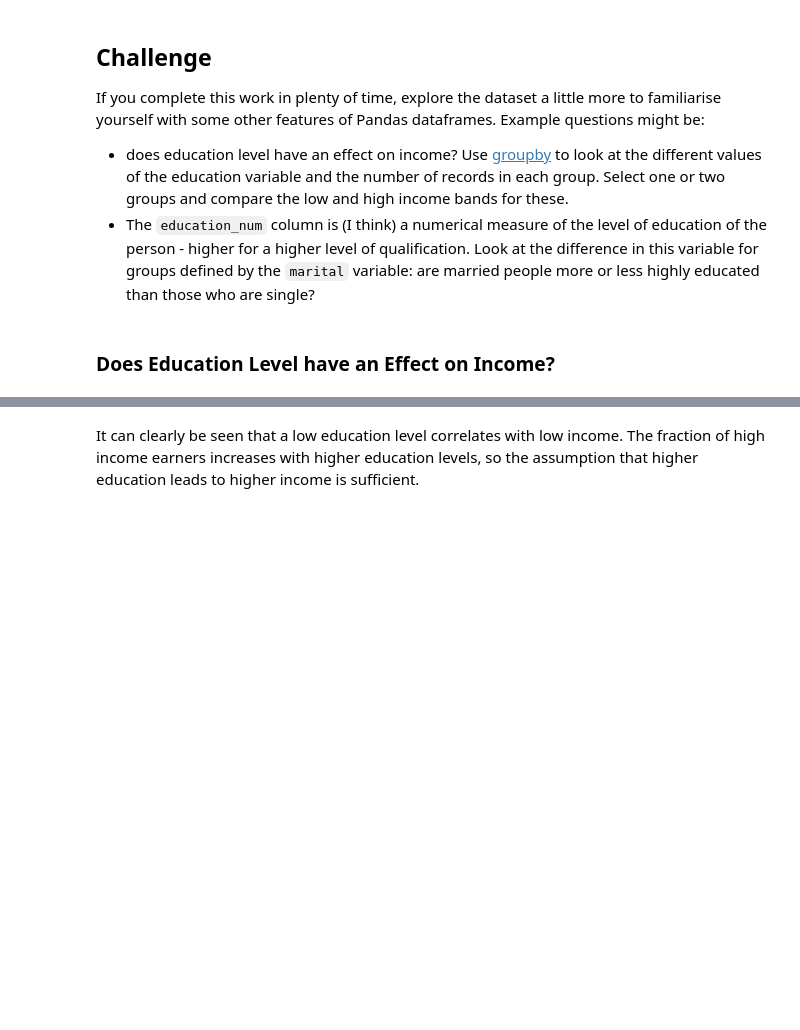
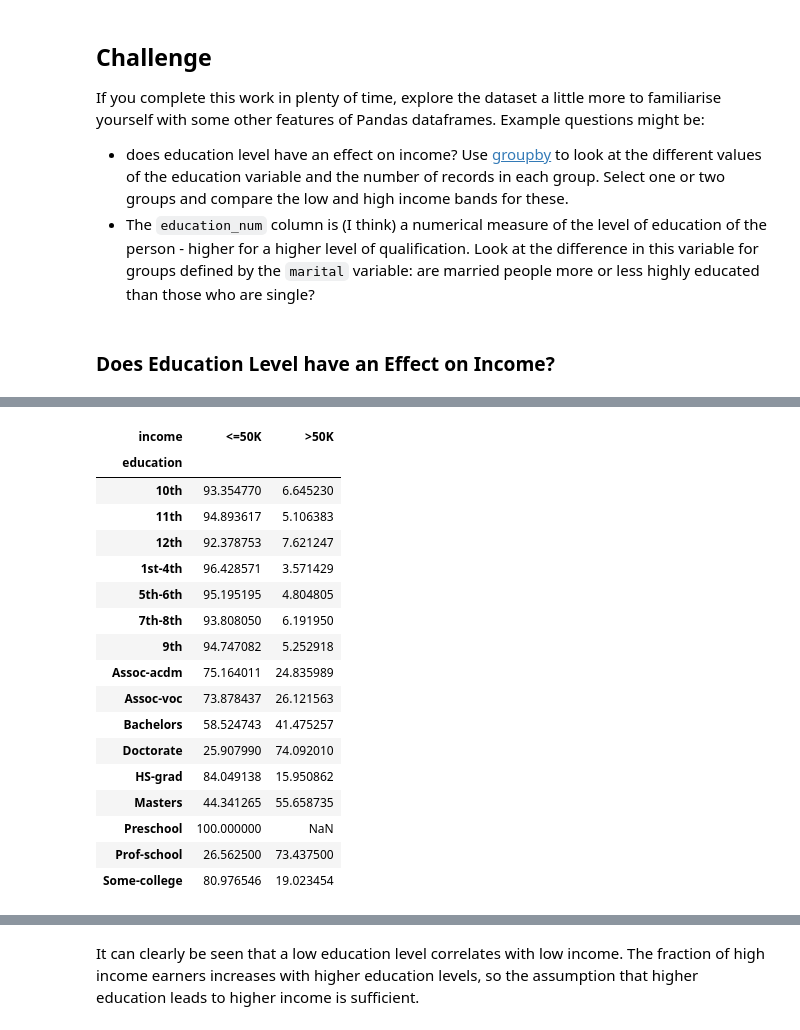
Before and after one commit to felix-rosenberger/Data-Science-Practicals, a Jupyter notebook: Week 3/Workshop Week 3.ipynb, the cells around one changed output, grey strips where cells are left out. Drawn from its saved outputs; the diff is of its cells as text; code cells hidden in the pictures; blank space fills up the shorter version.

```diff
--- a/Week 3/Workshop Week 3.ipynb
+++ b/Week 3/Workshop Week 3.ipynb
@@ -439,0 +421,24 @@ Name: income, dtype: float64
+# %%
+# create dataframe with percentages for subgroups
+
+educ_fractions = adult.groupby(by=["education"])["income"].value_counts(normalize=True).unstack()*100
+educ_fractions
+# %% [output]
+| income | <=50K | >50K |
+| education |  |  |
+| 10th | 93.354770 | 6.645230 |
+| 11th | 94.893617 | 5.106383 |
+| 12th | 92.378753 | 7.621247 |
+| 1st-4th | 96.428571 | 3.571429 |
+| 5th-6th | 95.195195 | 4.804805 |
+| 7th-8th | 93.808050 | 6.191950 |
+| 9th | 94.747082 | 5.252918 |
+| Assoc-acdm | 75.164011 | 24.835989 |
+| Assoc-voc | 73.878437 | 26.121563 |
+| Bachelors | 58.524743 | 41.475257 |
+| Doctorate | 25.907990 | 74.092010 |
+| HS-grad | 84.049138 | 15.950862 |
+| Masters | 44.341265 | 55.658735 |
+| Preschool | 100.000000 | NaN |
+| Prof-school | 26.562500 | 73.437500 |
+| Some-college | 80.976546 | 19.023454 |
```
Also changed, not shown: parts of 4 cells of this notebook.
